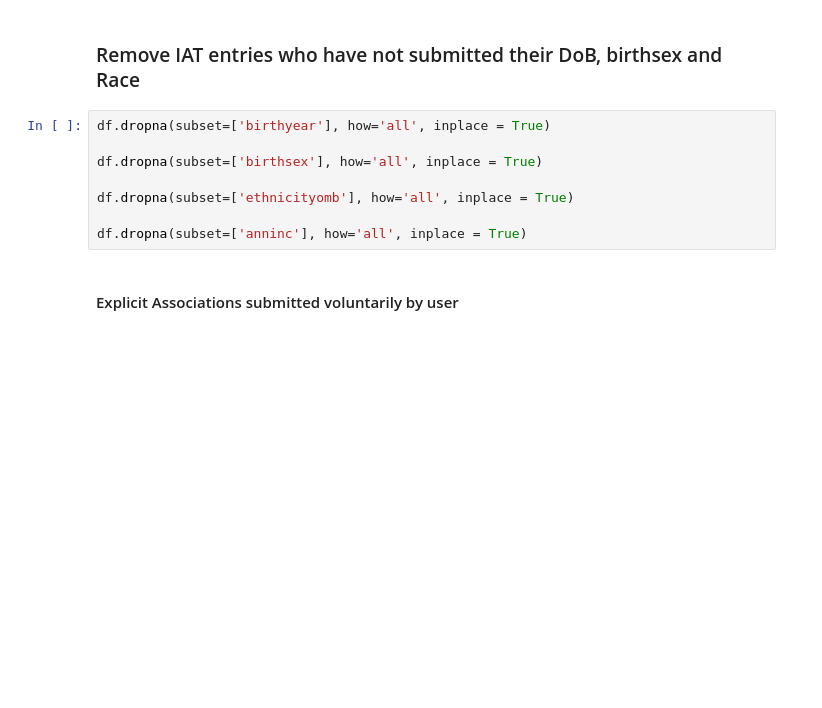
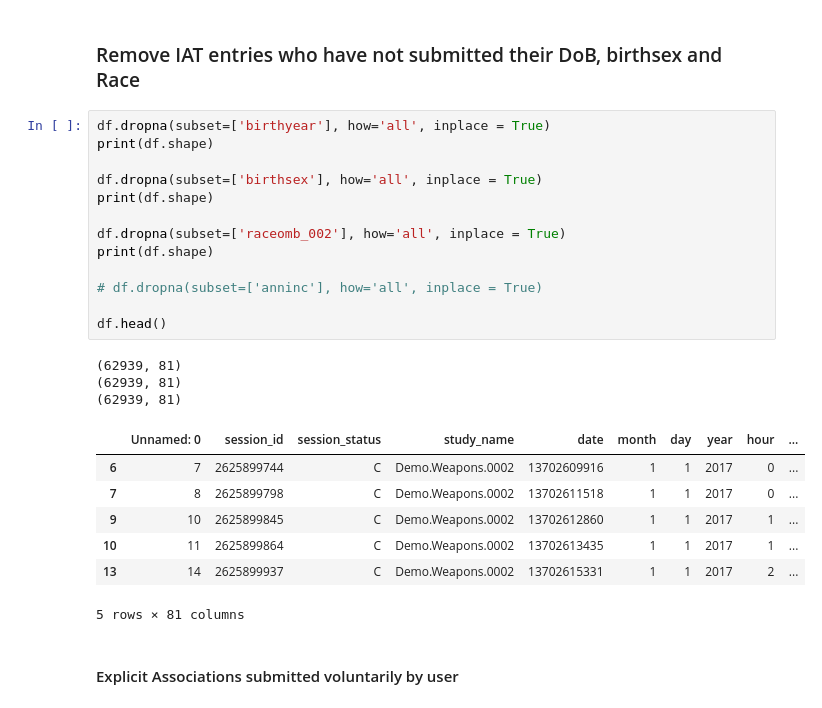
Before and after one commit to urbangeek/IAT-weapons, a Jupyter notebook: IAT_cleaning.ipynb, the cells around one changed output. Saved outputs shown, nothing was run; the diff lists cells and outputs as text; blank space fills up the shorter version.

```diff
--- a/IAT_cleaning.ipynb
+++ b/IAT_cleaning.ipynb
@@ -45,12 +42,28 @@ df.shape
 ### Remove IAT entries who have not submitted their DoB, birthsex and Race
 # %%
 df.dropna(subset=['birthyear'], how='all', inplace = True)
+print(df.shape)
 
 df.dropna(subset=['birthsex'], how='all', inplace = True)
+print(df.shape)
 
-df.dropna(subset=['ethnicityomb'], how='all', inplace = True)
+df.dropna(subset=['raceomb_002'], how='all', inplace = True)
+print(df.shape)
 
-df.dropna(subset=['anninc'], how='all', inplace = True)
+# df.dropna(subset=['anninc'], how='all', inplace = True)
+
+df.head()
+# %% [output]
+(62939, 81)
+(62939, 81)
+(62939, 81)
+|  | Unnamed: 0 | session_id | session_status | study_name | date | month | day | year | hour | ... |
+| 6 | 7 | 2625899744 | C | Demo.Weapons.0002 | 13702609916 | 1 | 1 | 2017 | 0 | ... |
+| 7 | 8 | 2625899798 | C | Demo.Weapons.0002 | 13702611518 | 1 | 1 | 2017 | 0 | ... |
+| 9 | 10 | 2625899845 | C | Demo.Weapons.0002 | 13702612860 | 1 | 1 | 2017 | 1 | ... |
+| 10 | 11 | 2625899864 | C | Demo.Weapons.0002 | 13702613435 | 1 | 1 | 2017 | 1 | ... |
+| 13 | 14 | 2625899937 | C | Demo.Weapons.0002 | 13702615331 | 1 | 1 | 2017 | 2 | ... |
+5 rows × 81 columns
 # %% [markdown]
    #### Explicit Associations submitted voluntarily by user
 # %%
```
Also changed, not shown: parts of 10 cells of this notebook, 1 other file.
